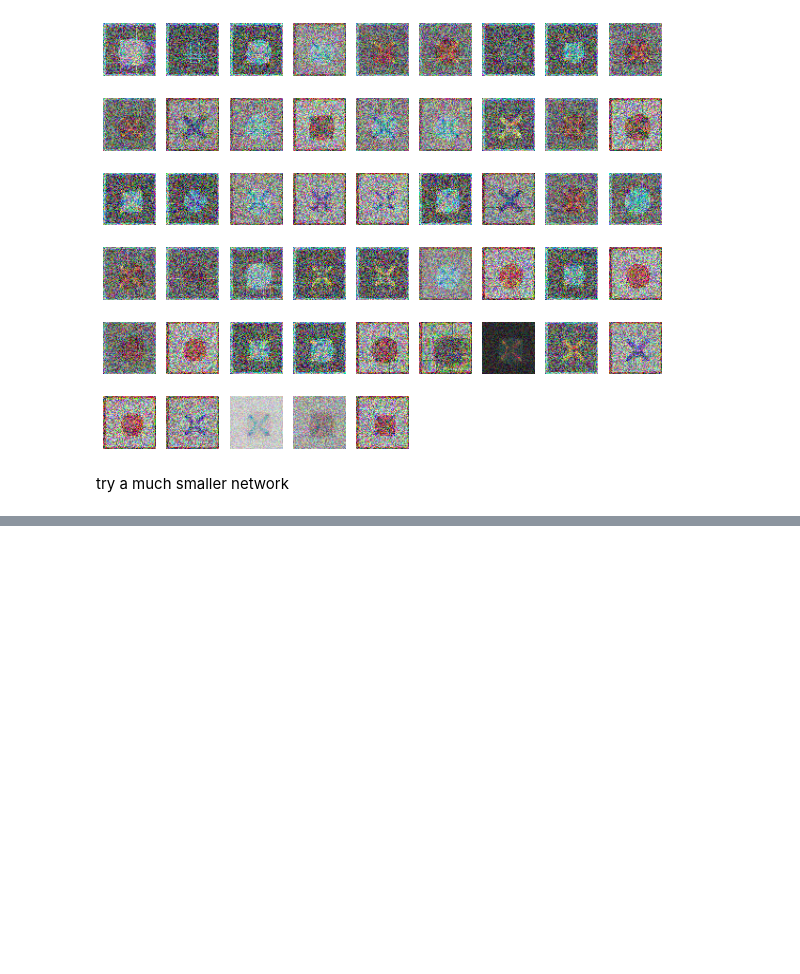
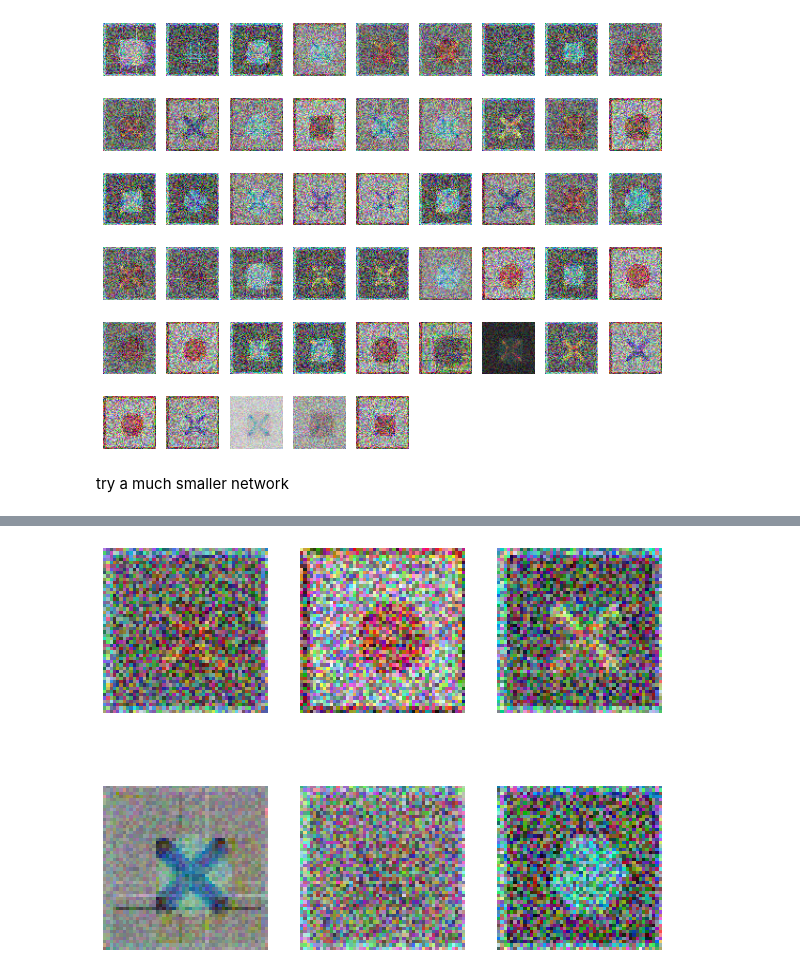
Before and after one commit to bblais/AI-and-Robotics-Fall-2021-Class-Notebooks, a Jupyter notebook: Sprint #4 - Images, Classification, and Neural Networks/2021-11-22 Neural Network Introduction.ipynb, the cells around one changed output, grey strips where cells are left out. Drawn from its saved outputs; the diff is of its cells as text; code cells hidden in the pictures; blank space fills up the shorter version.

Commit message:
more color images

```diff
--- a/Sprint #4 - Images, Classification, and Neural Networks/2021-11-22 Neural Network Introduction.ipynb
+++ b/Sprint #4 - Images, Classification, and Neural Networks/2021-11-22 Neural Network Introduction.ipynb
@@ -420,0 +421,12 @@ On the test set:  68.0
+# %%
+for i in range(6):
+    weights_image=C.weights[0][:,i].reshape(50,50,3)
+    weights_image-=weights_image.min()  # sets the min to zero
+    weights_image/=weights_image.max()  # sets the max to 1
+
+
+    subplot(2,3,i+1)
+    imshow(weights_image,cmap=cm.gray)
+    axis('off')
+# %% [output]
+[figure, added]
```
Also changed, not shown: parts of 1 cell of this notebook, 1 other file.
